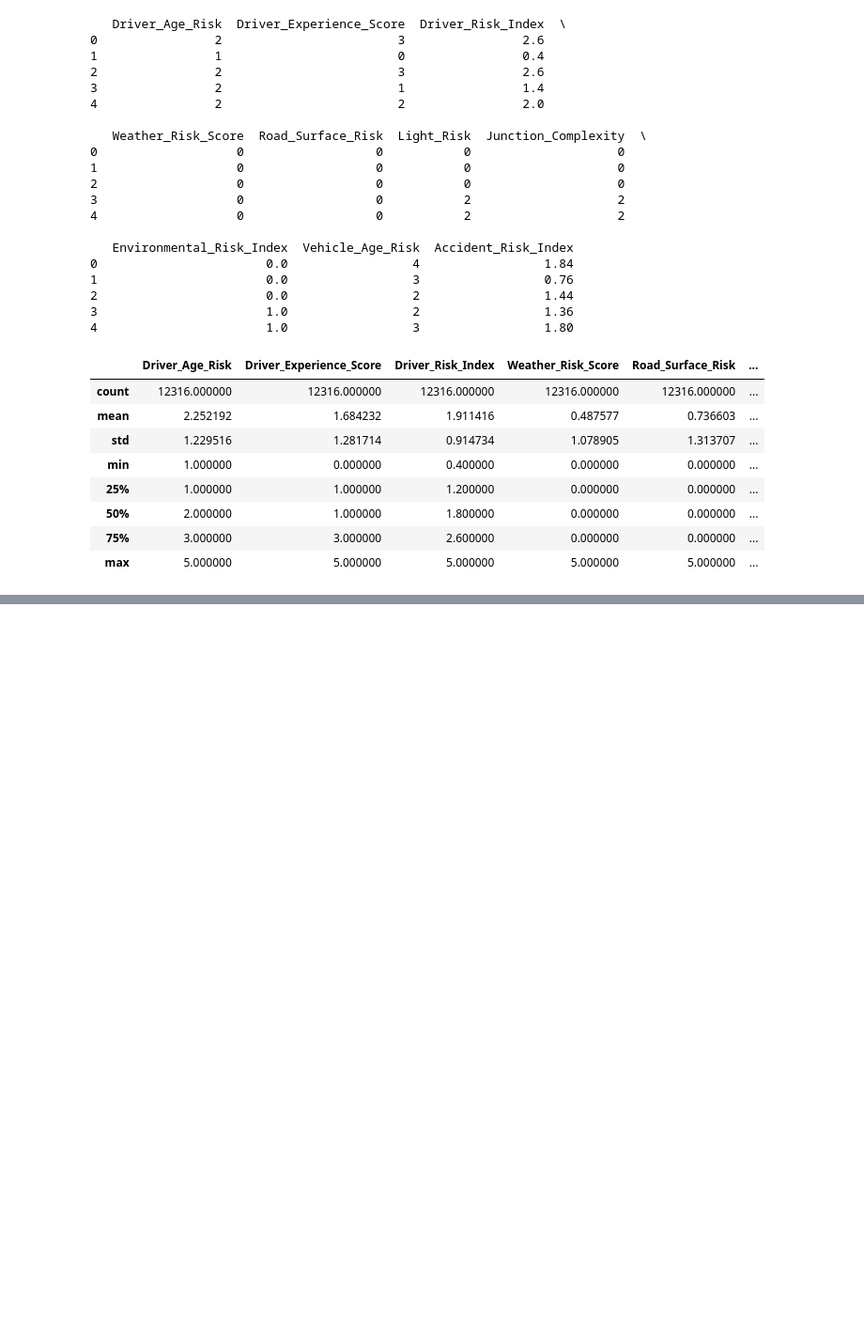
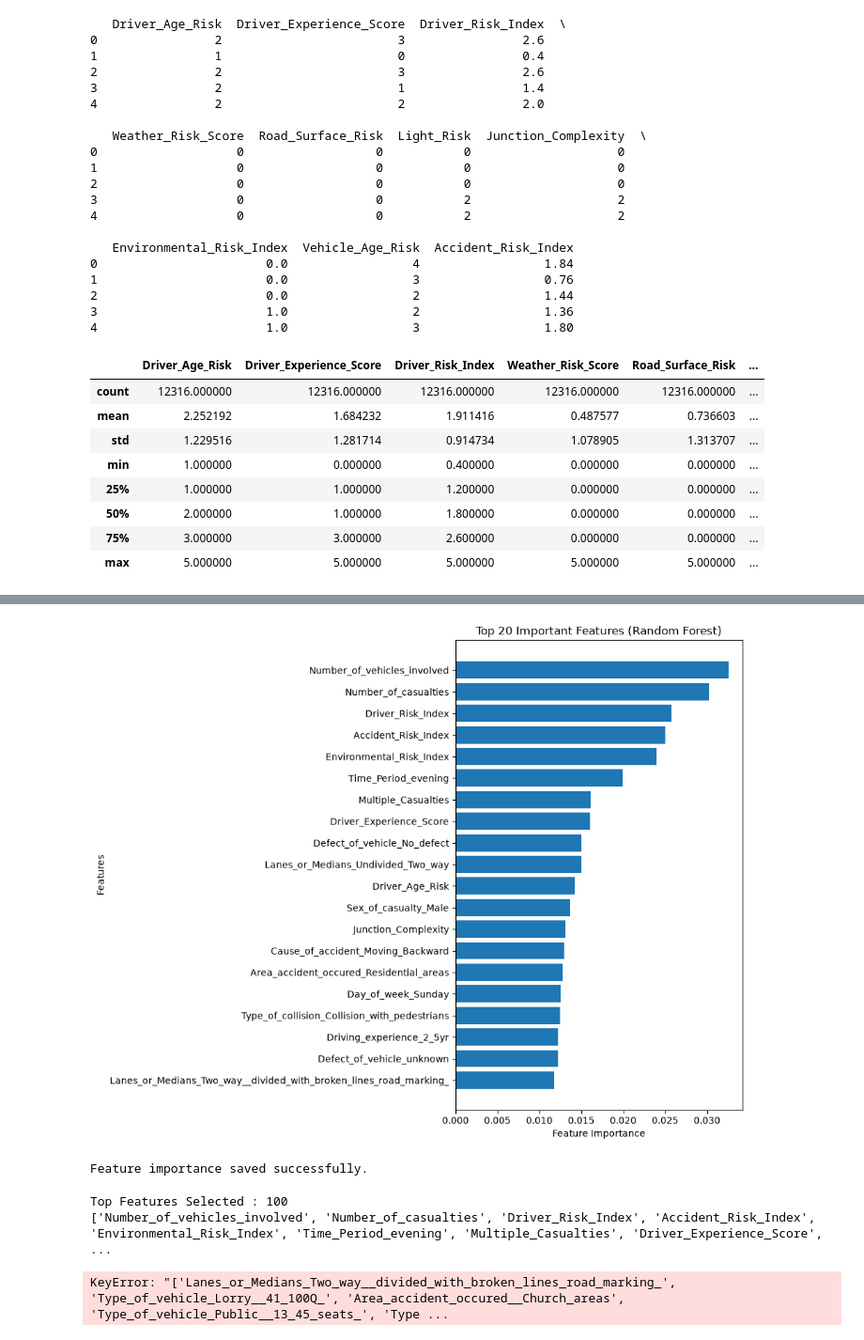
Before and after one commit to Pranjali-3/road-accident-severity-analysis, a Jupyter notebook: road_accident.ipynb, the cells around one changed output, grey strips where cells are left out. Shown at 94% size. Cells and saved outputs as stored; diff of their text form; code cells hidden in the pictures; blank space fills up the shorter version.

```diff
--- a/road_accident.ipynb
+++ b/road_accident.ipynb
@@ -2425,0 +2644,15 @@ importance.head(20)
+# %%
+from imblearn.over_sampling import ADASYN
+
+print("Class Distribution Before ADASYN")
+print(y_train.value_counts())
+
+adasyn = ADASYN(random_state=42)
+
+X_train_resampled, y_train_resampled = adasyn.fit_resample(
+    X_train,
+    y_train
+)
+
+print("\nClass Distribution After ADASYN")
+print(y_train_resampled.value_counts())
@@ -2425,0 +2933,14 @@ importance.head(20)
+# %%
+import pandas as pd
+
+rf_importance = pd.DataFrame({
+    "Feature": X_train_resampled.columns,
+    "Importance": rf_final.feature_importances_
+})
+
+rf_importance = rf_importance.sort_values(
+    by="Importance",
+    ascending=False
+)
+
+rf_importance.head(30)
@@ -2425,0 +2965,47 @@ importance.head(20)
+# %%
+plt.figure(figsize=(10,8))
+
+top20 = rf_importance.head(20)
+
+plt.barh(top20["Feature"], top20["Importance"])
+
+plt.xlabel("Feature Importance")
+plt.ylabel("Features")
+plt.title("Top 20 Important Features (Random Forest)")
+
+plt.gca().invert_yaxis()
+
+plt.tight_layout()
+plt.show()
+# %% [output]
+[figure, added]
+# %%
+rf_importance.to_csv(
+    "RandomForest_Feature_Importance.csv",
+    index=False
+)
+
+print("Feature importance saved successfully.")
+# %% [output]
+Feature importance saved successfully.
+# %%
+# Select Top 100 Important Features
+
+top_features = rf_importance.head(100)["Feature"].tolist()
+
+print("Top Features Selected :", len(top_features))
+print(top_features[:10])
+# %% [output]
+Top Features Selected : 100
+['Number_of_vehicles_involved', 'Number_of_casualties', 'Driver_Risk_Index', 'Accident_Risk_Index', 'Environmental_Risk_Index', 'Time_Period_evening', 'Multiple_Casualties', 'Driver_Experience_Score', ...
+# %%
+# Create reduced feature matrices
+
+X_train_top = X_train_resampled[top_features]
+
+X_test_top = X_test[top_features]
+
+print(X_train_top.shape)
+print(X_test_top.shape)
+# %% [output]
+KeyError: "['Lanes_or_Medians_Two_way__divided_with_broken_lines_road_marking_', 'Type_of_vehicle_Lorry__41_100Q_', 'Area_accident_occured__Church_areas', 'Type_of_vehicle_Public__13_45_seats_', 'Type ...
```
Also changed, not shown: parts of 42 cells of this notebook, 4 other files.
